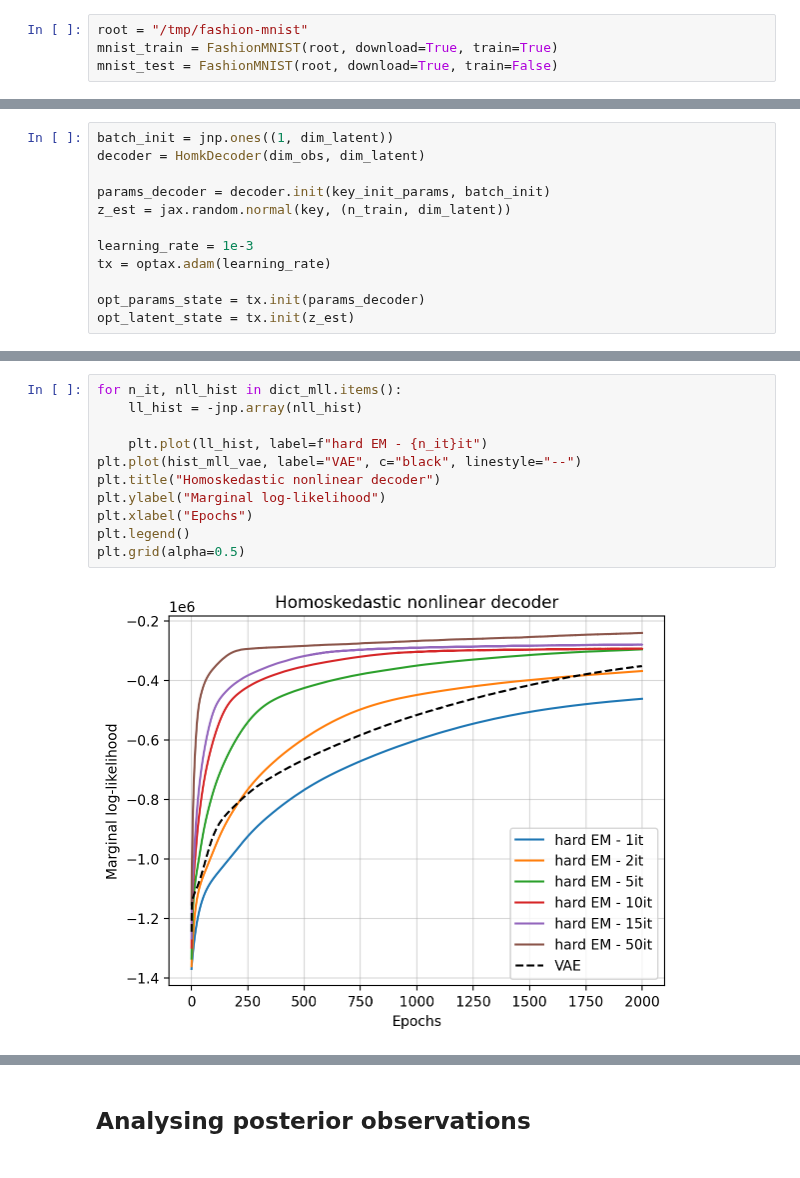
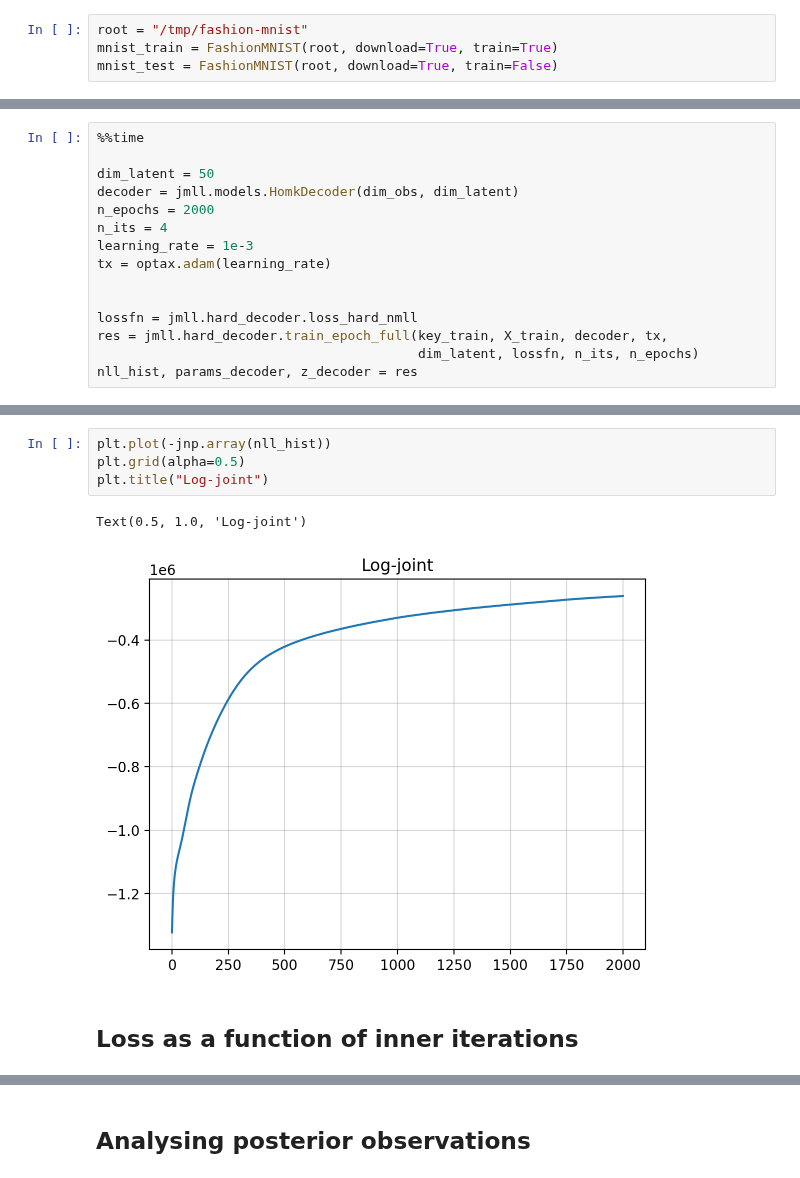
Before and after one commit to gerdm/hard-em-lvm, a Jupyter notebook: notebooks/09-hard-em-fashion-mnist.ipynb, the cells around one changed output, grey strips where cells are left out. Drawn from its saved outputs; the diff is of its cells as text.

```diff
--- a/notebooks/09-hard-em-fashion-mnist.ipynb
+++ b/notebooks/09-hard-em-fashion-mnist.ipynb
@@ -238,12 +76,15 @@ def epoch_step(params_decoder, z_est, states, tx, n_its=1):
 # %%
-batch_init = jnp.ones((1, dim_latent))
-decoder = HomkDecoder(dim_obs, dim_latent)
+%%time
 
-params_decoder = decoder.init(key_init_params, batch_init)
-z_est = jax.random.normal(key, (n_train, dim_latent))
-
+dim_latent = 50
+decoder = jmll.models.HomkDecoder(dim_obs, dim_latent)
+n_epochs = 2000
+n_its = 4
 learning_rate = 1e-3
 tx = optax.adam(learning_rate)
 
-opt_params_state = tx.init(params_decoder)
-opt_latent_state = tx.init(z_est)
+
+lossfn = jmll.hard_decoder.loss_hard_nmll
+res = jmll.hard_decoder.train_epoch_full(key_train, X_train, decoder, tx,
+                                         dim_latent, lossfn, n_its, n_epochs)
+nll_hist, params_decoder, z_decoder = res
@@ -274,13 +94,9 @@ for n_its in list_n_its:
-# %%
-for n_it, nll_hist in dict_mll.items():
-    ll_hist = -jnp.array(nll_hist)
-
-    plt.plot(ll_hist, label=f"hard EM - {n_it}it")
-plt.plot(hist_mll_vae, label="VAE", c="black", linestyle="--")
-plt.title("Homoskedastic nonlinear decoder")
-plt.ylabel("Marginal log-likelihood")
-plt.xlabel("Epochs")
-plt.legend()
-plt.grid(alpha=0.5)
-# %% [output]
-[figure, removed]
+# %%
+plt.plot(-jnp.array(nll_hist))
+plt.grid(alpha=0.5)
+plt.title("Log-joint")
+# %% [output]
+Text(0.5, 1.0, 'Log-joint')
+[figure, added]
+# %% [markdown]
+## Loss as a function of inner iterations
```
Also changed, not shown: parts of 22 cells of this notebook.
